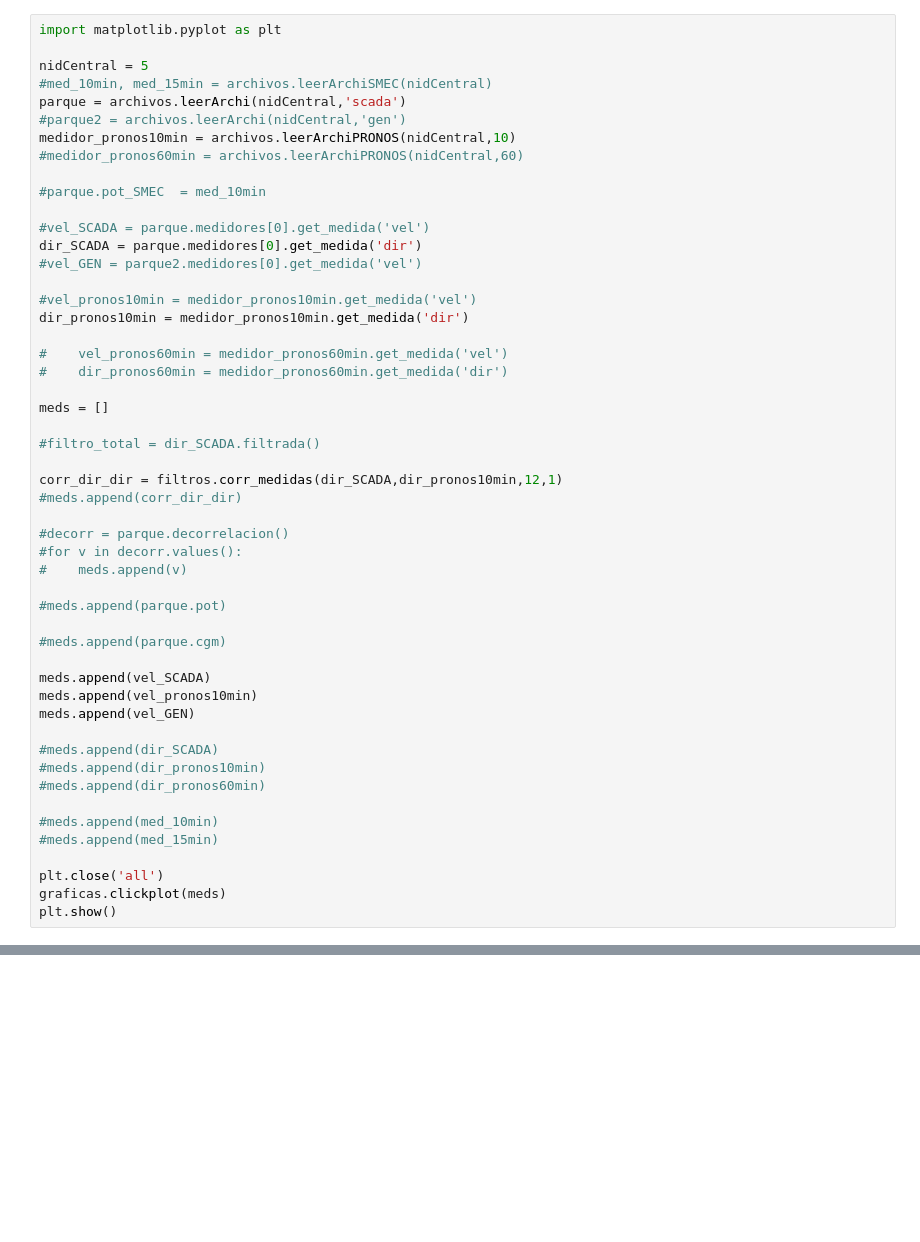
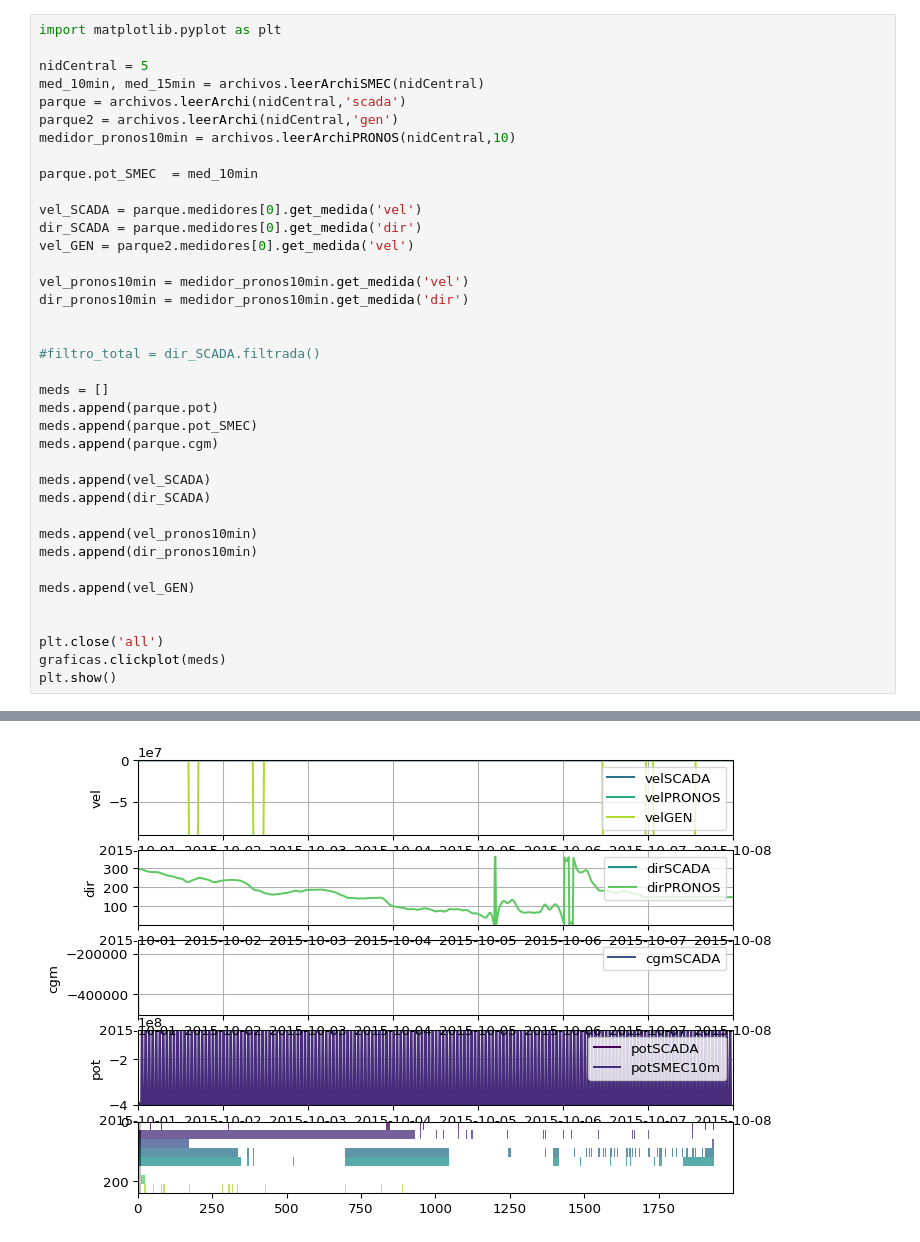
Before and after one commit to nacho-pancho/darset, a Jupyter notebook: demo_DA.ipynb, the cells around one changed output, grey strips where cells are left out. Cells and saved outputs as stored; diff of their text form; blank space fills up the shorter version.

```diff
--- a/demo_DA.ipynb
+++ b/demo_DA.ipynb
@@ -25,49 +36,36 @@ b''
 import matplotlib.pyplot as plt
 
 nidCentral = 5
-#med_10min, med_15min = archivos.leerArchiSMEC(nidCentral)
+med_10min, med_15min = archivos.leerArchiSMEC(nidCentral)
 parque = archivos.leerArchi(nidCentral,'scada')
-#parque2 = archivos.leerArchi(nidCentral,'gen')
+parque2 = archivos.leerArchi(nidCentral,'gen')
 medidor_pronos10min = archivos.leerArchiPRONOS(nidCentral,10)
-#medidor_pronos60min = archivos.leerArchiPRONOS(nidCentral,60)
 
-#parque.pot_SMEC  = med_10min
+parque.pot_SMEC  = med_10min
 
-#vel_SCADA = parque.medidores[0].get_medida('vel')
+vel_SCADA = parque.medidores[0].get_medida('vel')
 dir_SCADA = parque.medidores[0].get_medida('dir')
-#vel_GEN = parque2.medidores[0].get_medida('vel')
+vel_GEN = parque2.medidores[0].get_medida('vel')
 
-#vel_pronos10min = medidor_pronos10min.get_medida('vel')
+vel_pronos10min = medidor_pronos10min.get_medida('vel')
 dir_pronos10min = medidor_pronos10min.get_medida('dir')
 
-#    vel_pronos60min = medidor_pronos60min.get_medida('vel')
-#    dir_pronos60min = medidor_pronos60min.get_medida('dir')
-
-meds = []
 
 #filtro_total = dir_SCADA.filtrada()
 
-corr_dir_dir = filtros.corr_medidas(dir_SCADA,dir_pronos10min,12,1)
-#meds.append(corr_dir_dir)
-
-#decorr = parque.decorrelacion()
-#for v in decorr.values():
-#    meds.append(v)
-
-#meds.append(parque.pot)
-
-#meds.append(parque.cgm)
+meds = []
+meds.append(parque.pot)
+meds.append(parque.pot_SMEC)
+meds.append(parque.cgm)
 
 meds.append(vel_SCADA)
+meds.append(dir_SCADA)
+
 meds.append(vel_pronos10min)
+meds.append(dir_pronos10min)
+
 meds.append(vel_GEN)
 
-#meds.append(dir_SCADA)
-#meds.append(dir_pronos10min)
-#meds.append(dir_pronos60min)
-
-#meds.append(med_10min)
-#meds.append(med_15min)
 
 plt.close('all')
 graficas.clickplot(meds)
@@ -78,0 +105 @@ TypeError: ignored
+[figure, added]
```
Also changed, not shown: parts of 2 cells of this notebook.
